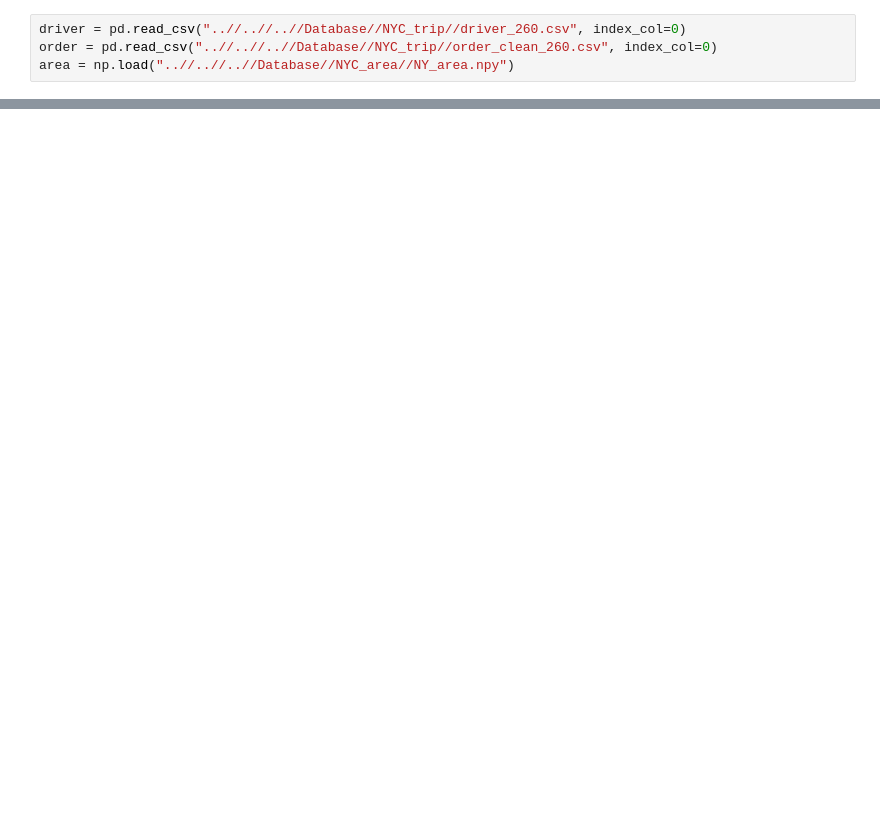
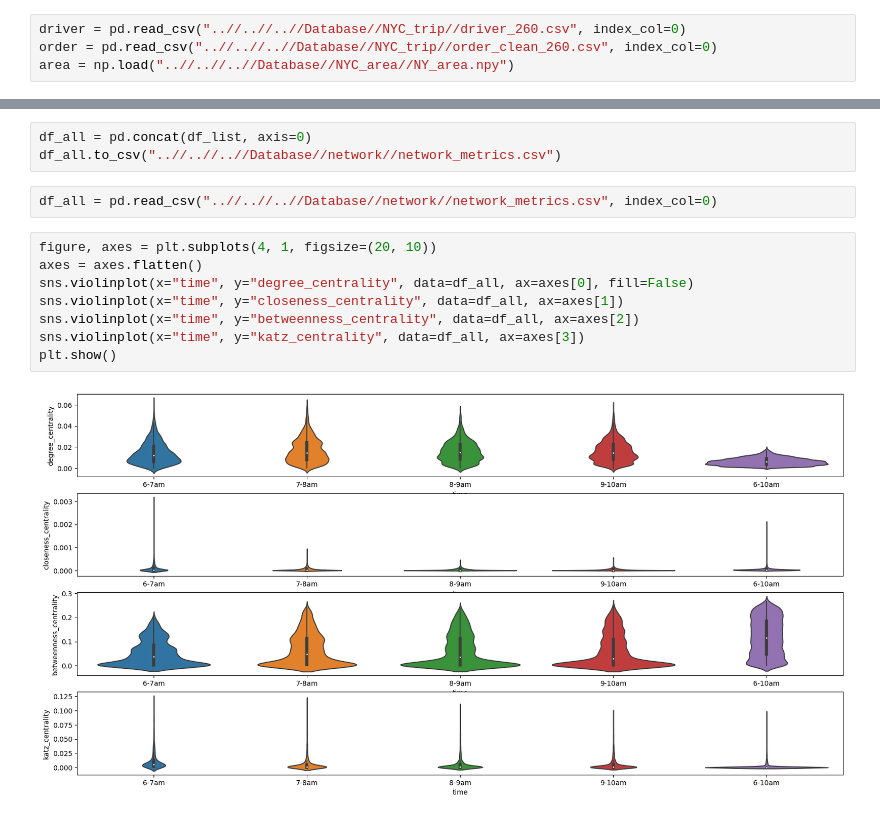
Before and after one commit to TIVV424/SPMoD, a Jupyter notebook: code_2024/benchmark/work_place.ipynb, the cells around one changed output, grey strips where cells are left out. Saved outputs shown, nothing was run; the diff lists cells and outputs as text; blank space fills up the shorter version.

Commit message:
metrics calculation

```diff
--- a/code_2024/benchmark/work_place.ipynb
+++ b/code_2024/benchmark/work_place.ipynb
@@ -39,0 +59,15 @@ df.boxplot()
+# %%
+df_all = pd.concat(df_list, axis=0)
+df_all.to_csv("..//..//..//Database//network//network_metrics.csv")
+# %%
+df_all = pd.read_csv("..//..//..//Database//network//network_metrics.csv", index_col=0)
+# %%
+figure, axes = plt.subplots(4, 1, figsize=(20, 10))
+axes = axes.flatten()
+sns.violinplot(x="time", y="degree_centrality", data=df_all, ax=axes[0], fill=False)
+sns.violinplot(x="time", y="closeness_centrality", data=df_all, ax=axes[1])
+sns.violinplot(x="time", y="betweenness_centrality", data=df_all, ax=axes[2])
+sns.violinplot(x="time", y="katz_centrality", data=df_all, ax=axes[3])
+plt.show()
+# %% [output]
+[figure, added]
```
Also changed, not shown: parts of 7 cells of this notebook, 1 other file.
